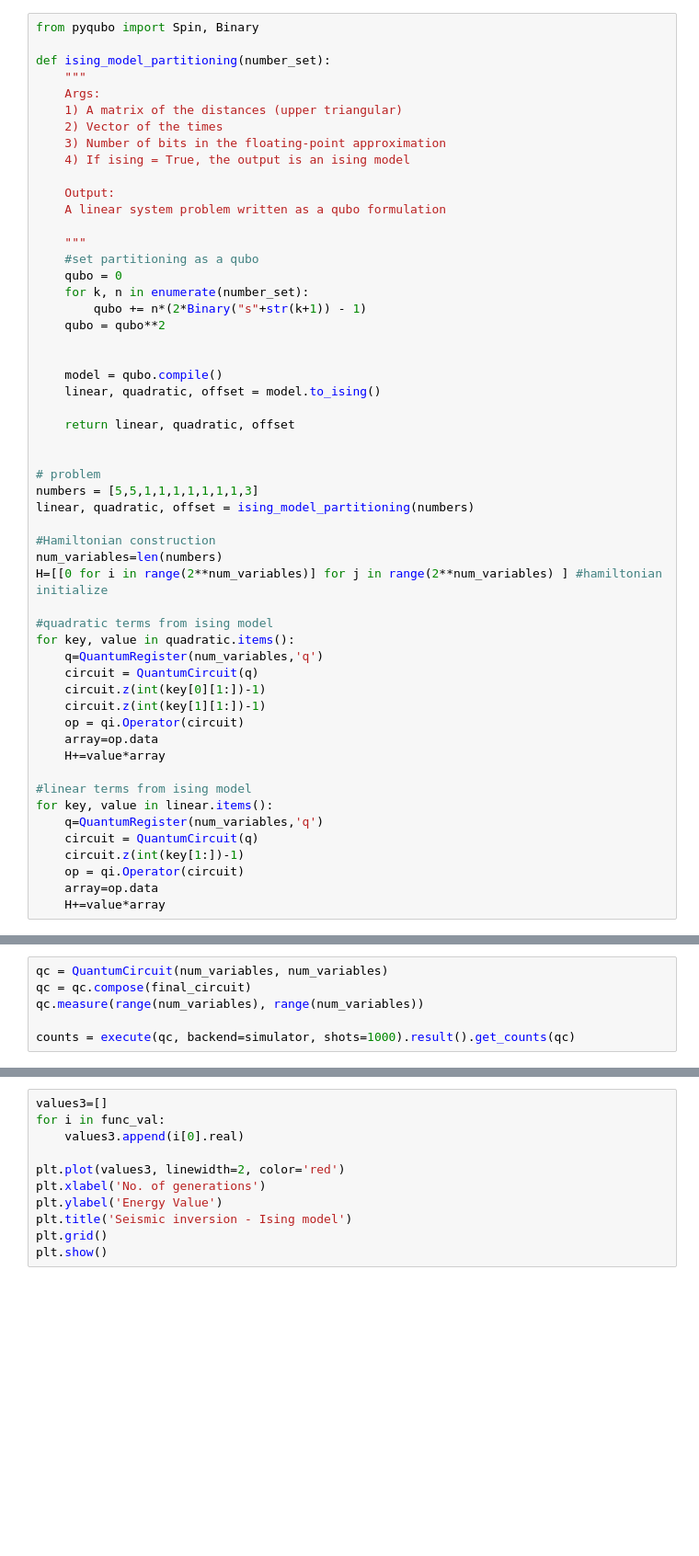
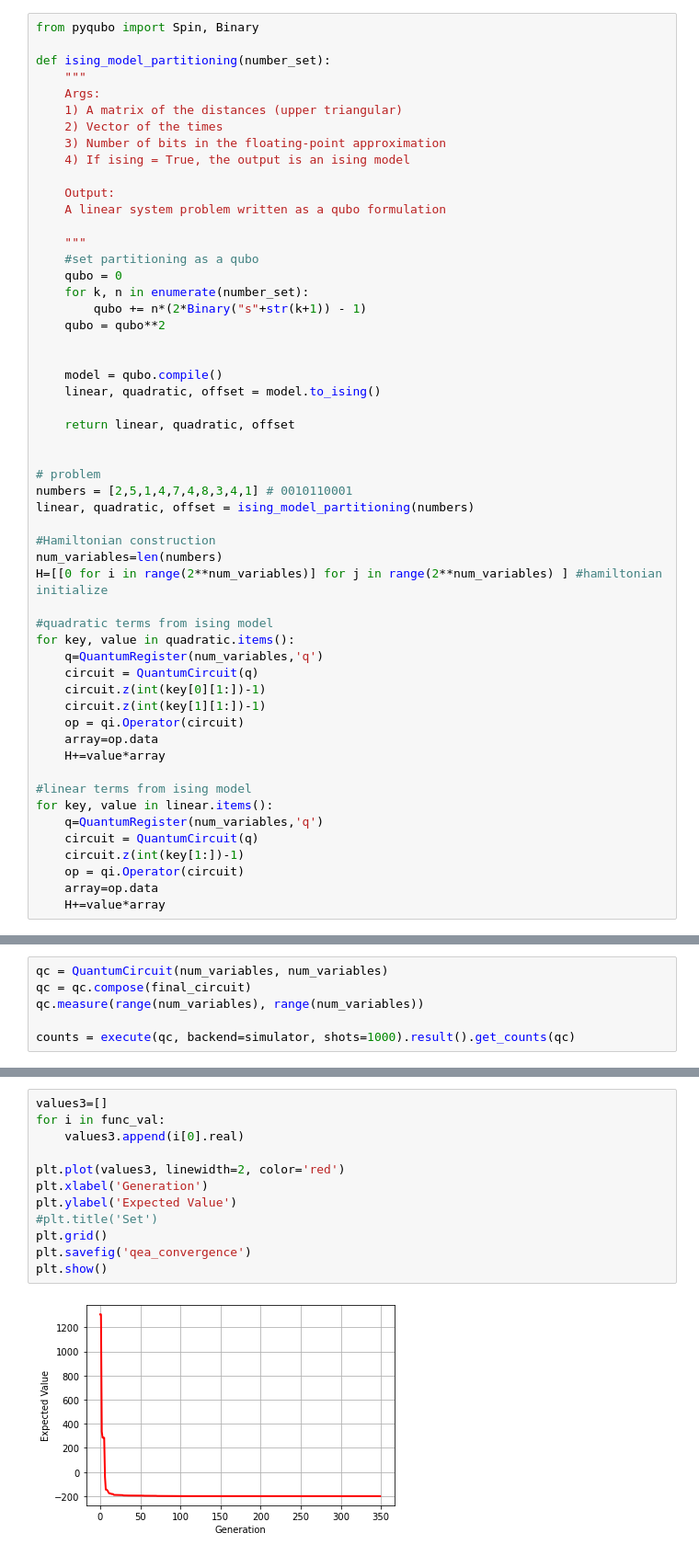
Before and after one commit to AntonSimen06/set-partitioning-qc, a Jupyter notebook: set_partitioning_qea.ipynb, the cells around one changed output, grey strips where cells are left out. Shown at 92% size. Drawn from its saved outputs; the diff is of its cells as text; blank space fills up the shorter version.

```diff
--- a/set_partitioning_qea.ipynb
+++ b/set_partitioning_qea.ipynb
@@ -53,7 +30,7 @@ def ising_model_partitioning(number_set):
 
 
 # problem
-numbers = [5,5,1,1,1,1,1,1,1,3]
+numbers = [2,5,1,4,7,4,8,3,4,1] # 0010110001
 linear, quadratic, offset = ising_model_partitioning(numbers)
 
 #Hamiltonian construction
@@ -99,12 +86,15 @@ final_circuit.draw(initial_state=True, output="mpl", fold=-1)
 # %%
 values3=[]
 for i in func_val:
     values3.append(i[0].real)
 
 plt.plot(values3, linewidth=2, color='red')
-plt.xlabel('No. of generations')
-plt.ylabel('Energy Value')
-plt.title('Seismic inversion - Ising model')
+plt.xlabel('Generation')
+plt.ylabel('Expected Value')
+#plt.title('Set')
 plt.grid()
+plt.savefig('qea_convergence')
 plt.show()
+# %% [output]
+[figure, added]
 # %%
```
Also changed, not shown: parts of 15 cells of this notebook, 6 other files.
